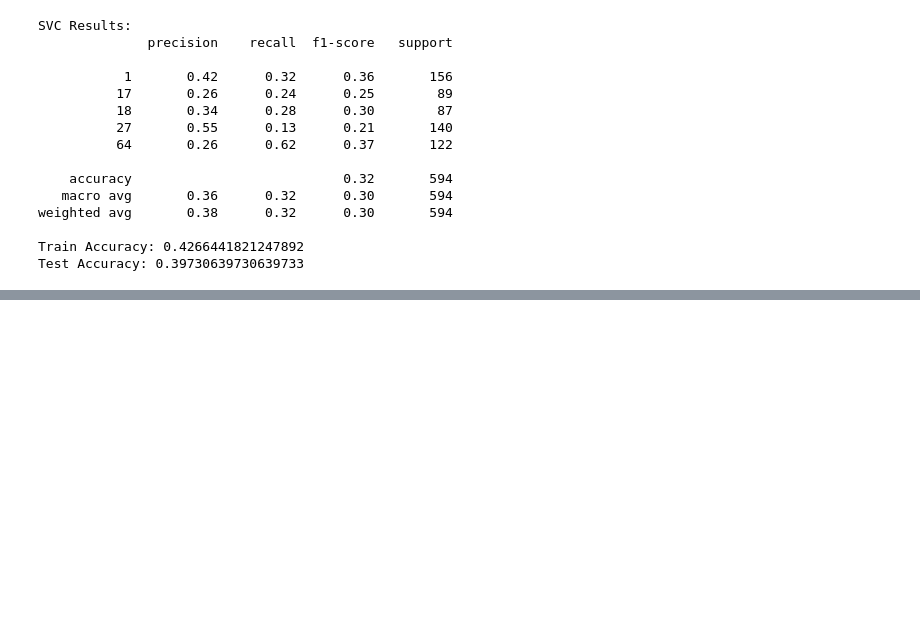
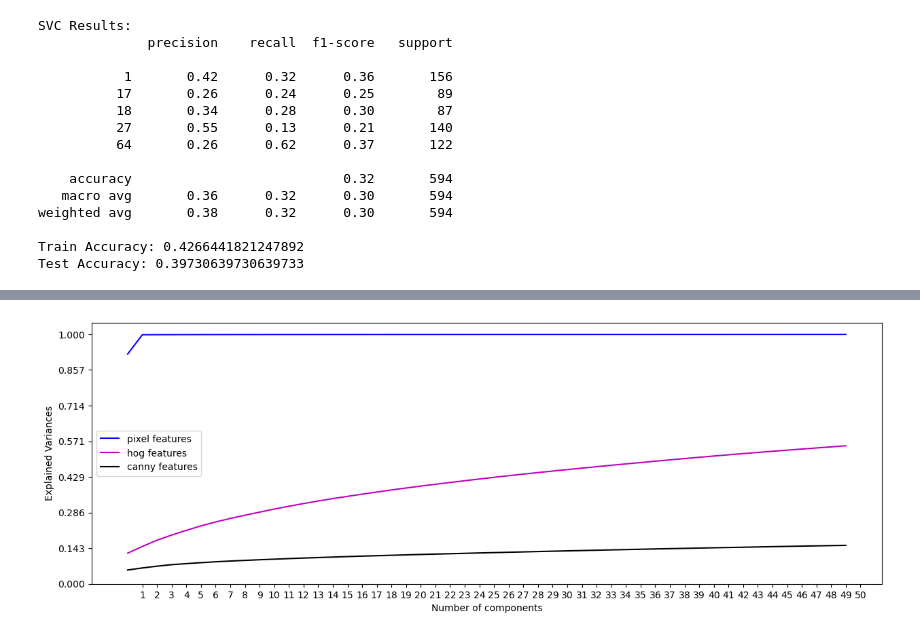
Before and after one commit to GWilson97/household_classifier, a Jupyter notebook: baseline_modeling.ipynb, the cells around one changed output, grey strips where cells are left out. Saved outputs shown, nothing was run; the diff lists cells and outputs as text; code cells hidden in the pictures; blank space fills up the shorter version.

```diff
--- a/baseline_modeling.ipynb
+++ b/baseline_modeling.ipynb
@@ -466,0 +500,33 @@ Test Accuracy: 0.39730639730639733
+# %%
+def get_PCA(X_list, n_components=2):
+    pca_list = []
+    xpca_list = []
+    for X in X_list:
+        pca = PCA(n_components=n_components, svd_solver="randomized", whiten=True).fit(X)
+        X_pca = pca.transform(X)
+        pca_list.append(pca)
+        xpca_list.append(X_pca)
+    return pca_list, xpca_list
+
+def plot_PCA(X_list, n_components=2):
+    pca_list, xpca_list = get_PCA(X_list, n_components=n_components)
+    plt.figure(figsize=(15,5))
+    colors = ['b-', 'm-', 'k-']
+    labels = ['pixel features', 'hog features', 'canny features']
+    for i in range(len(X_list)):
+        plt.plot(np.cumsum(pca_list[i].explained_variance_ratio_), colors[i], label=labels[i])
+    plt.xticks(np.arange(n_components)+1)
+    plt.yticks(np.linspace(0, 1, 8))
+#     plt.grid(b=True)
+    plt.xlabel('Number of components')
+    plt.ylabel('Explained Variances')
+    plt.legend()
+    plt.show()
+
+def get_tsne(X_list, n_components=2):
+    xtsne_list = []
+    for X in X_list:
+        tsne = TSNE(n_components=n_components, random_state=0)
+        X_tsne = tsne.fit_transform(X)
+        xtsne_list.append(X_tsne)
+    return xtsne_list
@@ -466,0 +568,5 @@ Test Accuracy: 0.39730639730639733
+# %%
+#old imgs
+x = plot_PCA([pixel_features_old, hog_features_old, canny_features_old], n_components=50)
+# %% [output]
+[figure, added]
```
Also changed, not shown: parts of 50 cells of this notebook.
